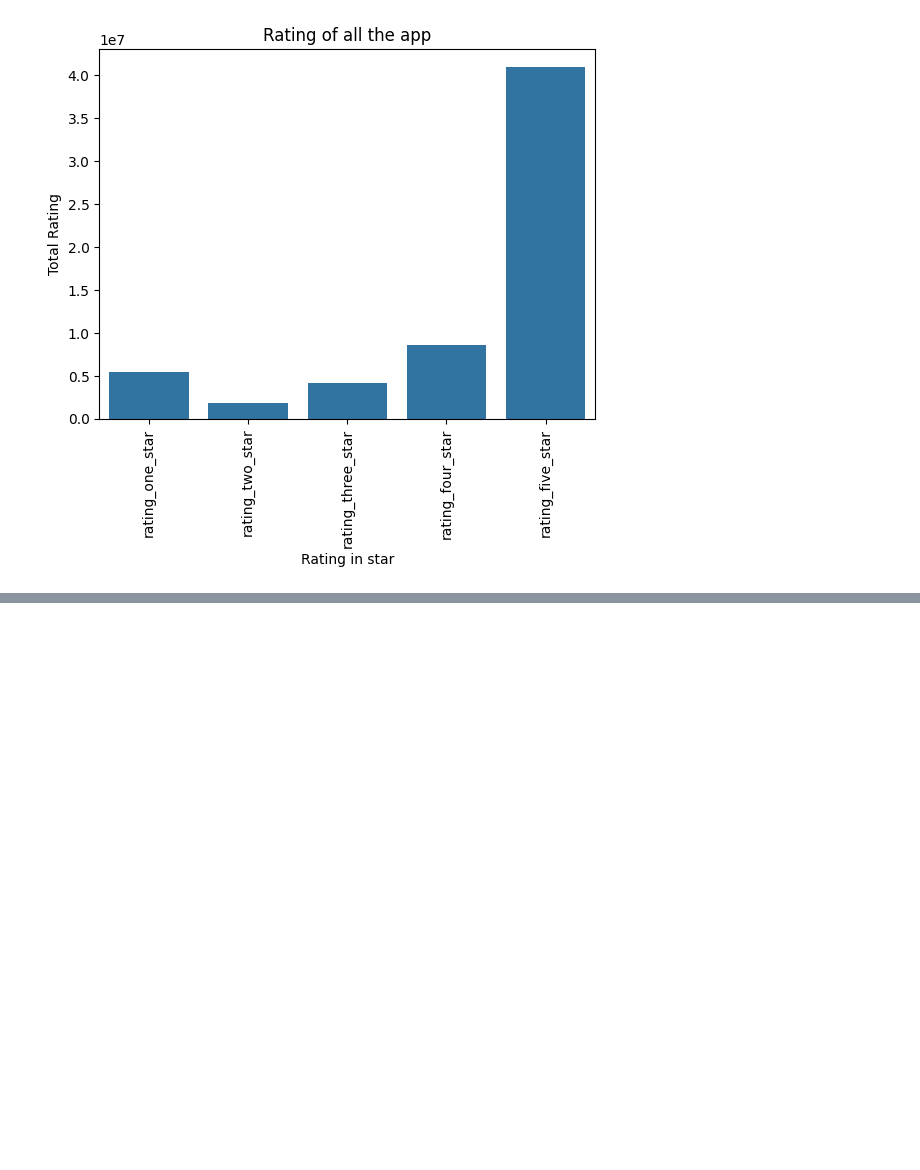
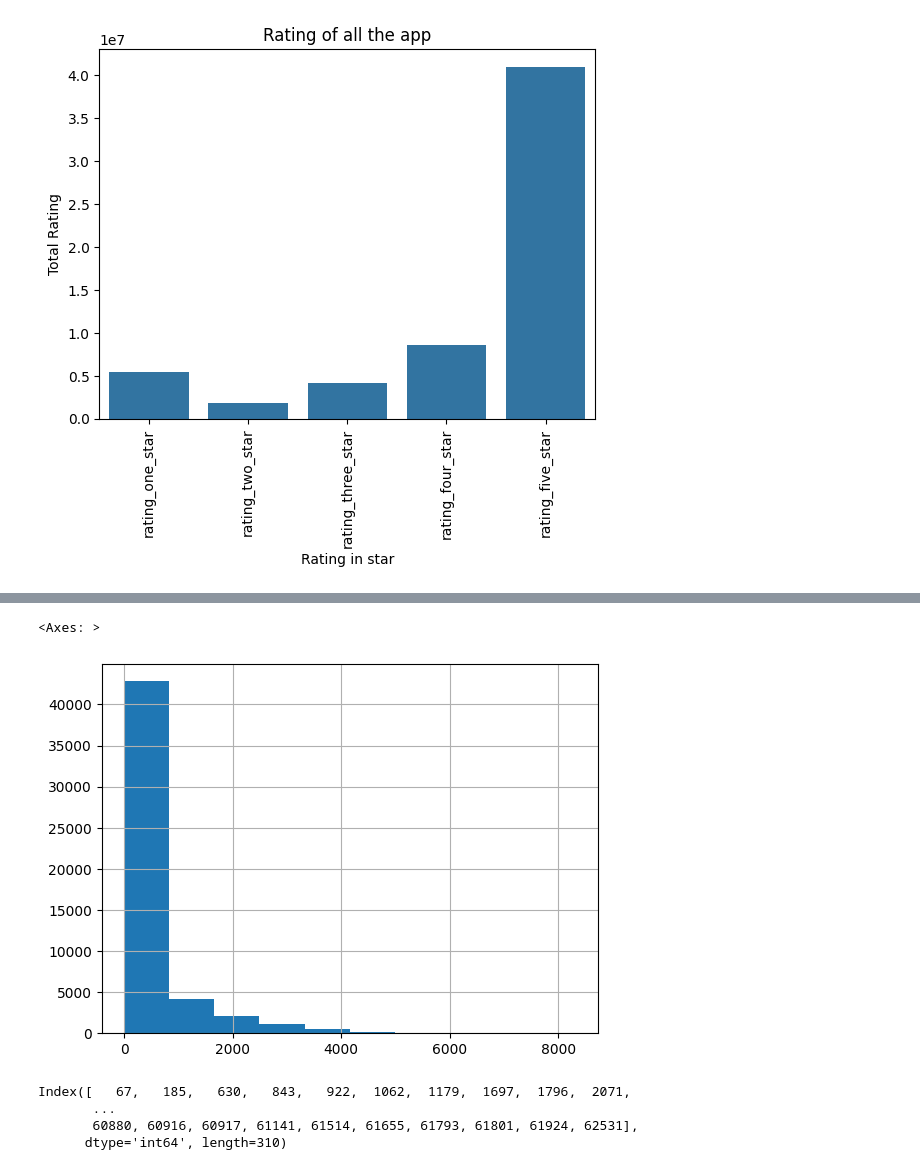
Before and after one commit to ankitlovanshi/pandas_project, a Jupyter notebook: project_on_playstore.ipynb, the cells around one changed output, grey strips where cells are left out. Drawn from its saved outputs; the diff is of its cells as text; code cells hidden in the pictures; blank space fills up the shorter version.

Commit message:
revmove outliers by plots

```diff
--- a/project_on_playstore.ipynb
+++ b/project_on_playstore.ipynb
@@ -341,0 +351,17 @@ plt.show()
+# %%
+# removing outliers in another way
+
+# check outliers
+df['reviews'].hist(bins=10)
+# %% [output]
+<Axes: >
+[figure, added]
+# %%
+# find outliers and .index is giving the indexs of the outliers
+outliers = df[df['reviews'] > 4000].index
+outliers
+# %% [output]
+Index([   67,   185,   630,   843,   922,  1062,  1179,  1697,  1796,  2071,
+       ...
+       60880, 60916, 60917, 61141, 61514, 61655, 61793, 61801, 61924, 62531],
+      dtype='int64', length=310)
```
Also changed, not shown: parts of 10 cells of this notebook.
